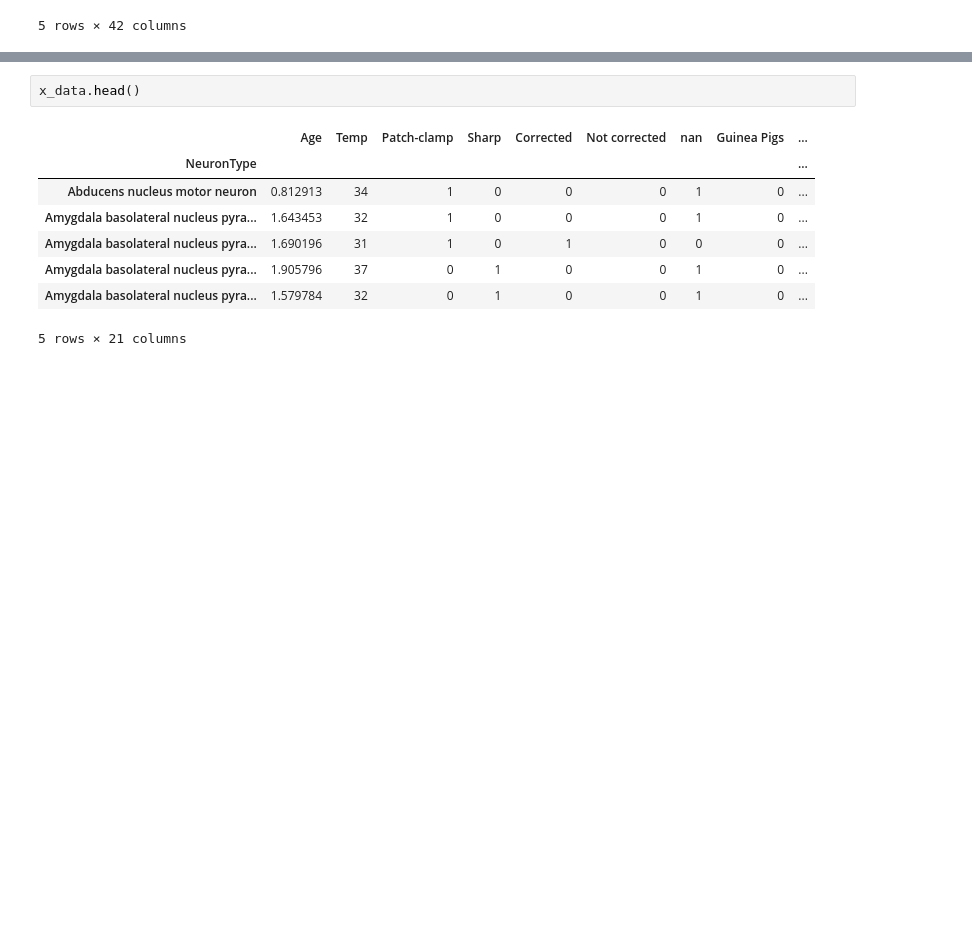
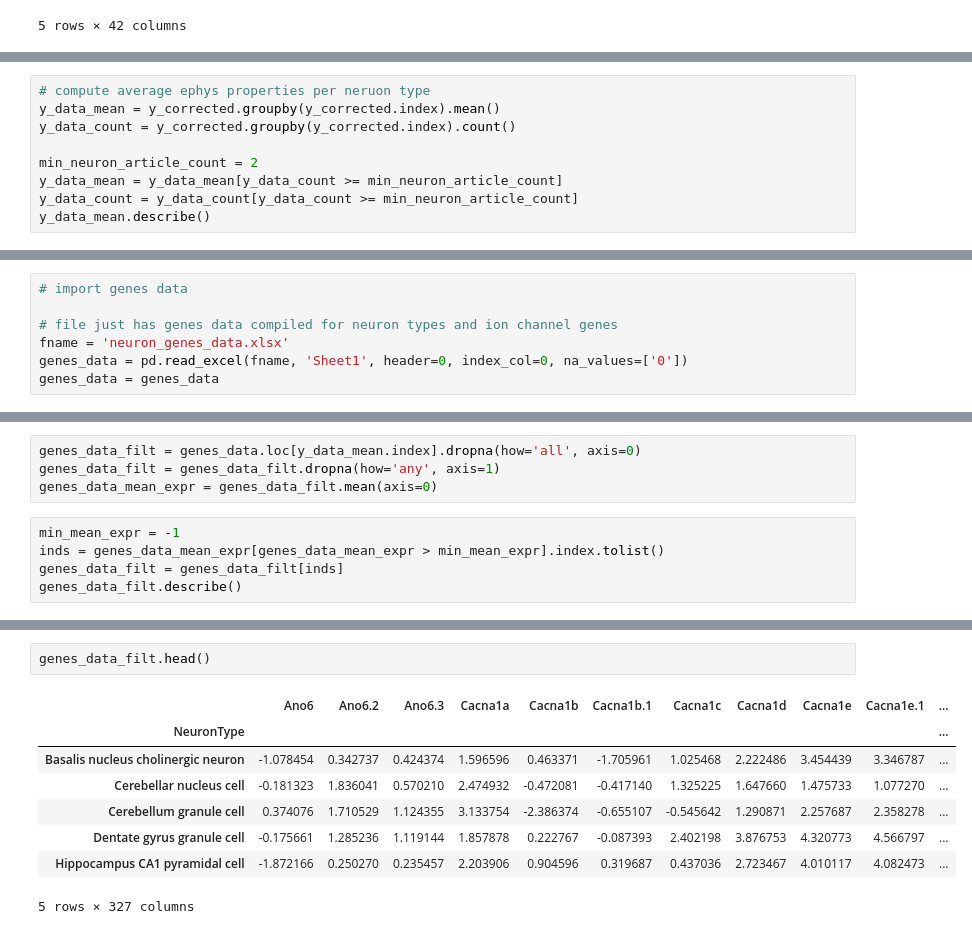
Before and after one commit to stripathy/neuroelectro_python_analysis, a Jupyter notebook: neuroelectro data analysis.ipynb, the cells around one changed output, grey strips where cells are left out. Saved outputs shown, nothing was run; the diff lists cells and outputs as text; blank space fills up the shorter version.

```diff
--- a/neuroelectro data analysis.ipynb
+++ b/neuroelectro data analysis.ipynb
@@ -70,0 +248,9 @@ x_data_col_headers = x_data.columns.values.tolist()
+# %%
+# compute average ephys properties per neruon type
+y_data_mean = y_corrected.groupby(y_corrected.index).mean()
+y_data_count = y_corrected.groupby(y_corrected.index).count()
+
+min_neuron_article_count = 2
+y_data_mean = y_data_mean[y_data_count >= min_neuron_article_count]
+y_data_count = y_data_count[y_data_count >= min_neuron_article_count]
+y_data_mean.describe()
@@ -70,0 +267,7 @@ x_data_col_headers = x_data.columns.values.tolist()
+# %%
+# import genes data
+
+# file just has genes data compiled for neuron types and ion channel genes
+fname = 'neuron_genes_data.xlsx'
+genes_data = pd.read_excel(fname, 'Sheet1', header=0, index_col=0, na_values=['0'])
+genes_data = genes_data
@@ -70,0 +287,9 @@ x_data_col_headers = x_data.columns.values.tolist()
+# %%
+genes_data_filt = genes_data.loc[y_data_mean.index].dropna(how='all', axis=0)
+genes_data_filt = genes_data_filt.dropna(how='any', axis=1)
+genes_data_mean_expr = genes_data_filt.mean(axis=0)
+# %%
+min_mean_expr = -1
+inds = genes_data_mean_expr[genes_data_mean_expr > min_mean_expr].index.tolist()
+genes_data_filt = genes_data_filt[inds]
+genes_data_filt.describe()
@@ -71,11 +307,11 @@ x_data_col_headers = x_data.columns.values.tolist()
 # %%
-x_data.head()
+genes_data_filt.head()
 # %% [output]
-|  | Age | Temp | Patch-clamp | Sharp | Corrected | Not corrected | nan | Guinea Pigs | ... |
-| NeuronType |  |  |  |  |  |  |  |  | ... |
-| Abducens nucleus motor neuron | 0.812913 | 34 | 1 | 0 | 0 | 0 | 1 | 0 | ... |
-| Amygdala basolateral nucleus pyra... | 1.643453 | 32 | 1 | 0 | 0 | 0 | 1 | 0 | ... |
-| Amygdala basolateral nucleus pyra... | 1.690196 | 31 | 1 | 0 | 1 | 0 | 0 | 0 | ... |
-| Amygdala basolateral nucleus pyra... | 1.905796 | 37 | 0 | 1 | 0 | 0 | 1 | 0 | ... |
-| Amygdala basolateral nucleus pyra... | 1.579784 | 32 | 0 | 1 | 0 | 0 | 1 | 0 | ... |
+|  | Ano6 | Ano6.2 | Ano6.3 | Cacna1a | Cacna1b | Cacna1b.1 | Cacna1c | Cacna1d | Cacna1e | Cacna1e.1 | ... |
+| NeuronType |  |  |  |  |  |  |  |  |  |  | ... |
+| Basalis nucleus cholinergic neuron | -1.078454 | 0.342737 | 0.424374 | 1.596596 | 0.463371 | -1.705961 | 1.025468 | 2.222486 | 3.454439 | 3.346787 | ... |
+| Cerebellar nucleus cell | -0.181323 | 1.836041 | 0.570210 | 2.474932 | -0.472081 | -0.417140 | 1.325225 | 1.647660 | 1.475733 | 1.077270 | ... |
+| Cerebellum granule cell | 0.374076 | 1.710529 | 1.124355 | 3.133754 | -2.386374 | -0.655107 | -0.545642 | 1.290871 | 2.257687 | 2.358278 | ... |
+| Dentate gyrus granule cell | -0.175661 | 1.285236 | 1.119144 | 1.857878 | 0.222767 | -0.087393 | 2.402198 | 3.876753 | 4.320773 | 4.566797 | ... |
+| Hippocampus CA1 pyramidal cell | -1.872166 | 0.250270 | 0.235457 | 2.203906 | 0.904596 | 0.319687 | 0.437036 | 2.723467 | 4.010117 | 4.082473 | ... |
-5 rows × 21 columns
+5 rows × 327 columns
```
Also changed, not shown: parts of 24 cells of this notebook.
